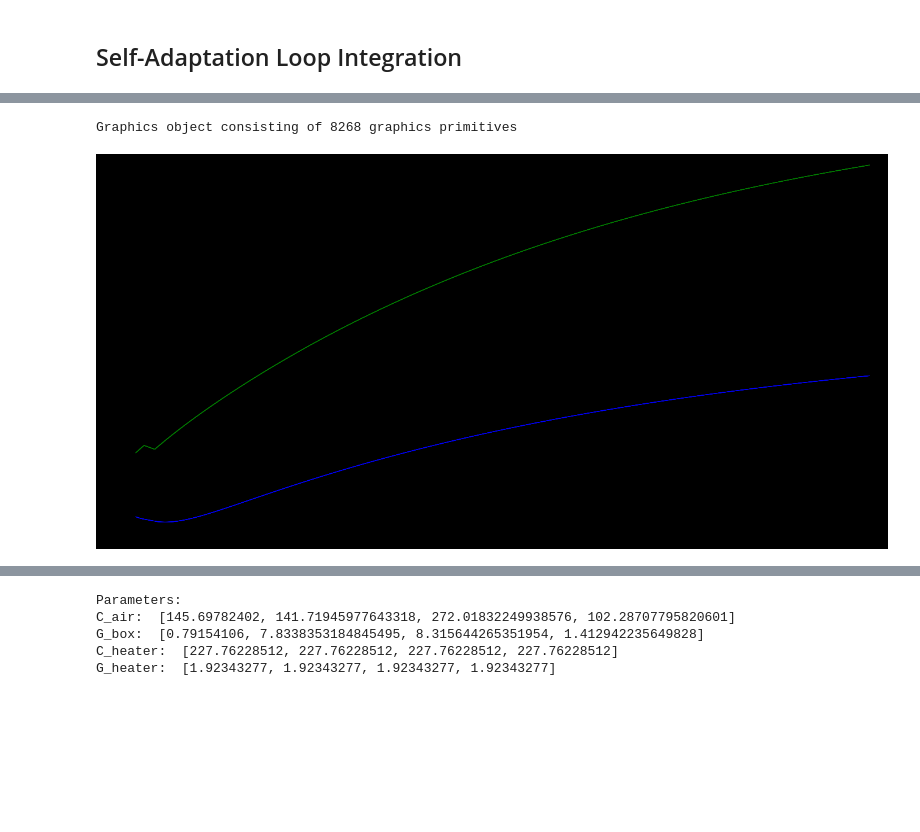
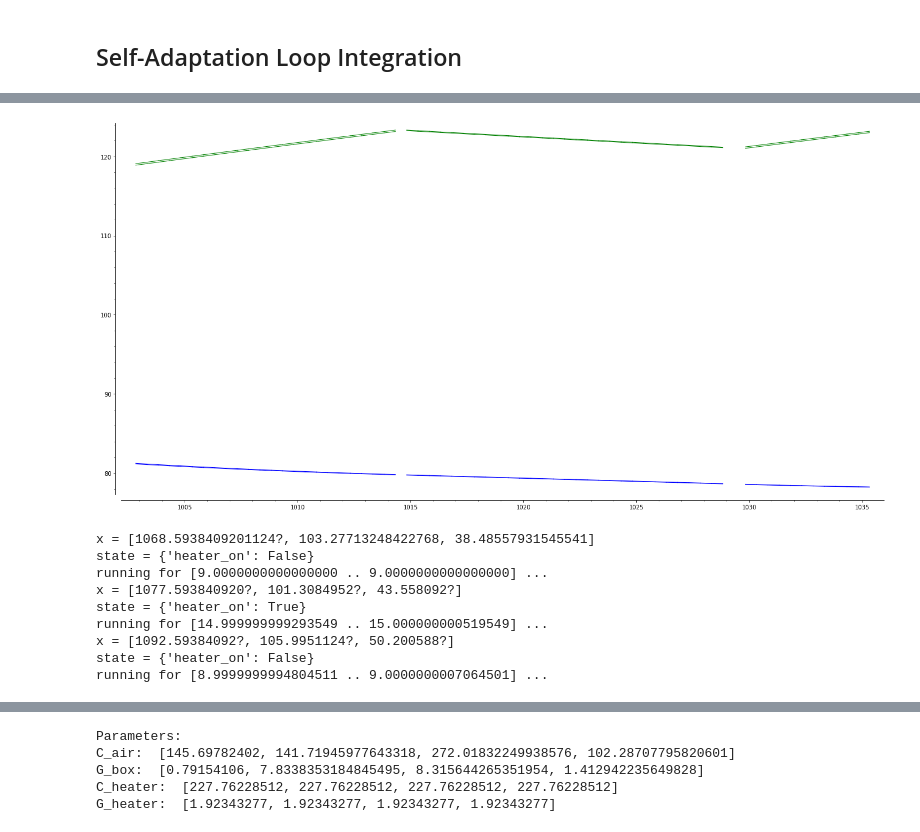
Before and after one commit to twright/example_digital-twin_incubator, a Jupyter notebook: software/notebooks/Self-Adaptation Test.ipynb, the cells around one changed output, grey strips where cells are left out. Saved outputs shown, nothing was run; the diff lists cells and outputs as text; code cells hidden in the pictures; blank space fills up the shorter version.

```diff
--- a/software/notebooks/Self-Adaptation Test.ipynb
+++ b/software/notebooks/Self-Adaptation Test.ipynb
@@ -143,0 +166,2 @@ m.self_adaptation_manager.state_machine.verified_traces
+# %%
+verified_trace, verified_model = VerifiedPlantSimulator4Params().run_simulation(*m.self_adaptation_manager.state_machine.anomaly_parameters[0])
@@ -144,10 +178,17 @@ m.self_adaptation_manager.state_machine.verified_traces
 # %%
-m.self_adaptation_manager.state_machine.verified_traces[0].plot(
-    ('T_A', 'T_H'), color=('blue', 'green'))
+verified_trace.plot(('T_A', 'T_H'), color=('blue', 'green')).matplotlib()
 # %% [output]
-Graphics object consisting of 8268 graphics primitives
+[figure, added]
-# %%
-_.matplotlib()
-# %% [output]
-[figure, removed]
+# %%
+verified_trace, verified_model = VerifiedPlantSimulator4Params().run_simulation(*m.self_adaptation_manager.state_machine.anomaly_parameters[1])
+# %% [output]
+x = [1068.5938409201124?, 103.27713248422768, 38.48557931545541]
+state = {'heater_on': False}
+running for [9.0000000000000000 .. 9.0000000000000000] ...
+x = [1077.593840920?, 101.3084952?, 43.558092?]
+state = {'heater_on': True}
+running for [14.999999999293549 .. 15.000000000519549] ...
+x = [1092.59384092?, 105.9951124?, 50.200588?]
+state = {'heater_on': False}
+running for [8.9999999994804511 .. 9.0000000007064501] ...
 # %%
```
Also changed, not shown: parts of 14 cells of this notebook, 1 other file.
